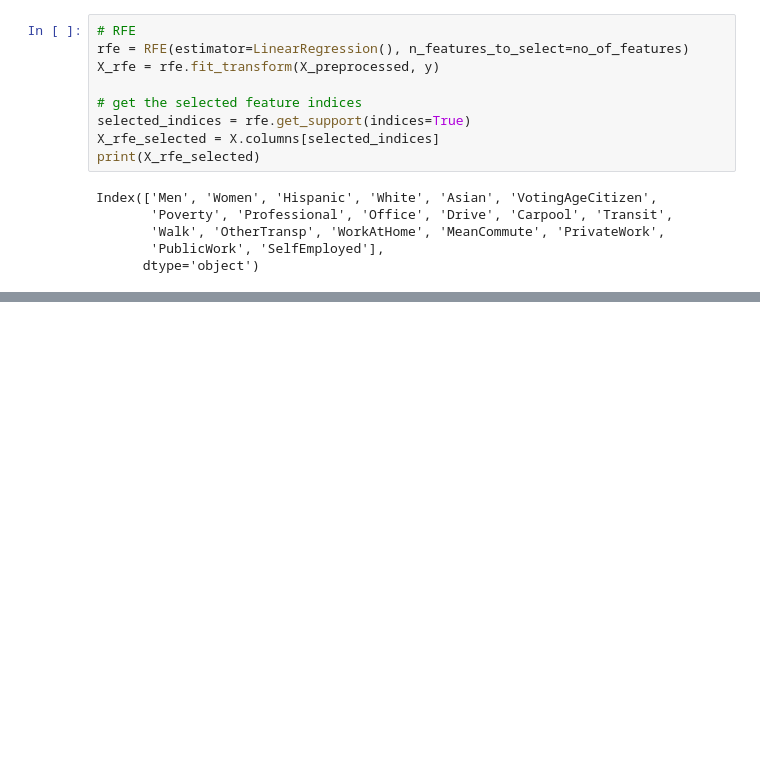
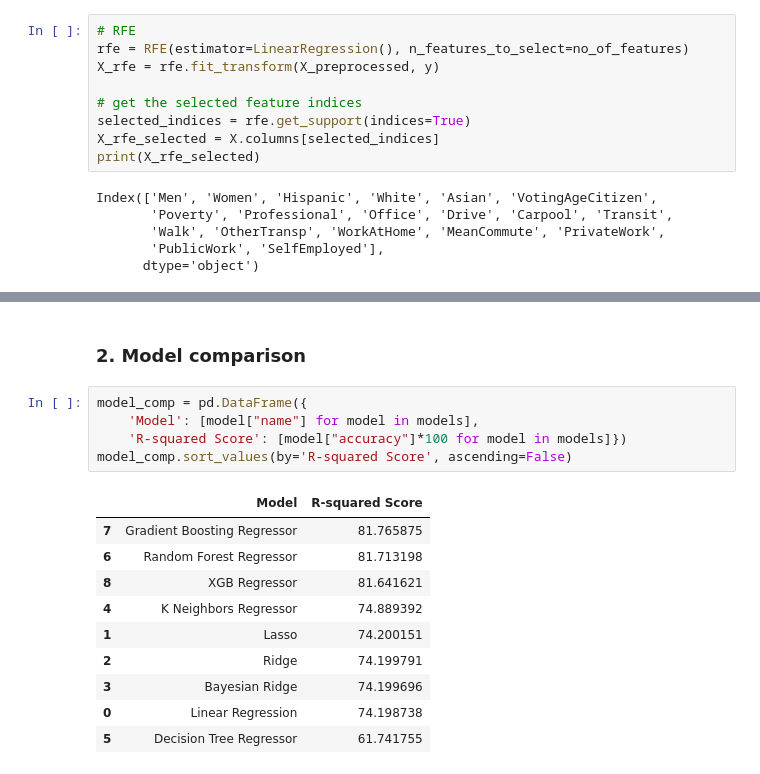
Before and after one commit to MiKueen/US-Census-Analysis, a Jupyter notebook: notebook.ipynb, the cells around one changed output, grey strips where cells are left out. Cells and saved outputs as stored; diff of their text form; blank space fills up the shorter version.

```diff
--- a/notebook.ipynb
+++ b/notebook.ipynb
@@ -757,0 +941,18 @@ NotebookApp.rate_limit_window=3.0 (secs)
+# %% [markdown]
+### 2. Model comparison
+# %%
+model_comp = pd.DataFrame({
+    'Model': [model["name"] for model in models],
+    'R-squared Score': [model["accuracy"]*100 for model in models]})
+model_comp.sort_values(by='R-squared Score', ascending=False)
+# %% [output]
+|  | Model | R-squared Score |
+| 7 | Gradient Boosting Regressor | 81.765875 |
+| 6 | Random Forest Regressor | 81.713198 |
+| 8 | XGB Regressor | 81.641621 |
+| 4 | K Neighbors Regressor | 74.889392 |
+| 1 | Lasso | 74.200151 |
+| 2 | Ridge | 74.199791 |
+| 3 | Bayesian Ridge | 74.199696 |
+| 0 | Linear Regression | 74.198738 |
+| 5 | Decision Tree Regressor | 61.741755 |
```
Also changed, not shown: parts of 12 cells of this notebook.
